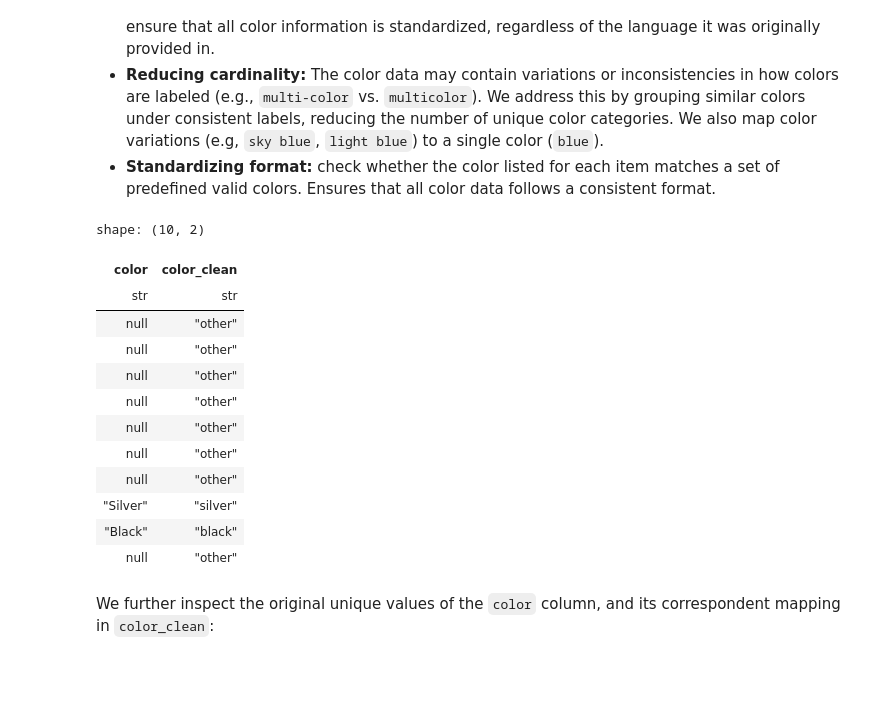
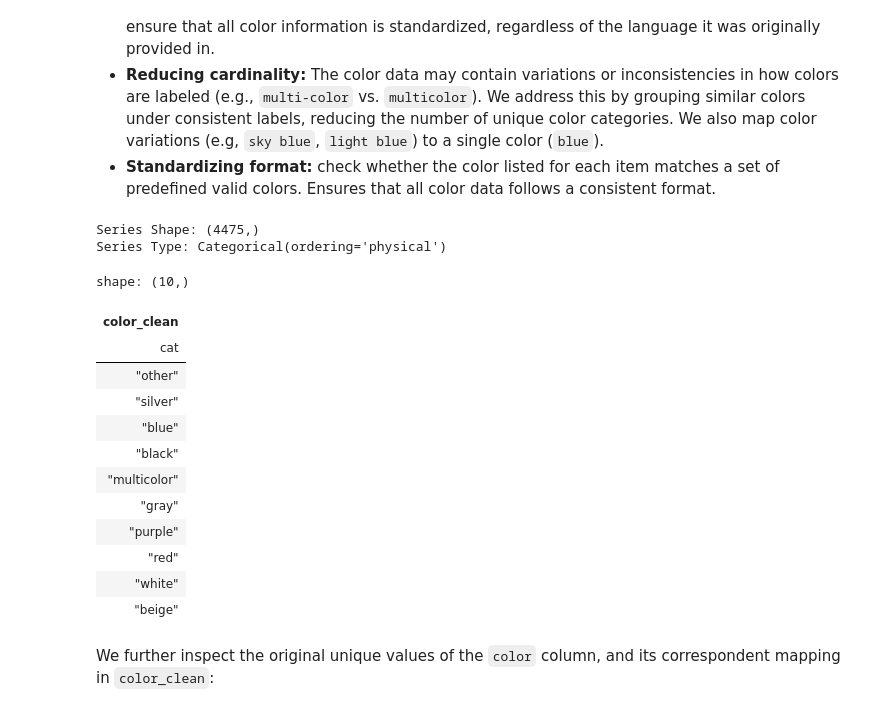
Before and after one commit to jxareas/laptop-price-catboost, a Jupyter notebook: notebooks/laptop_data_cleansing.ipynb, the cells around one changed output. Cells and saved outputs as stored; diff of their text form; code cells hidden in the pictures; blank space fills up the shorter version.

```diff
--- a/notebooks/laptop_data_cleansing.ipynb
+++ b/notebooks/laptop_data_cleansing.ipynb
@@ -740,14 +783,39 @@ df_lazy_conditions.unique(
 After splitting our `condition` column into `condition_label` and `condition_description`, we will further clean the `condition_label` column by doing the following string operations:
 - **Lowercasing:** Modifying all strings to their lowercase equivalent.
 - **Standardizing format:** Replacing occurrences hyphens and whitespaces with an underscore (`_`), making the labels more consistent and clean.
+# %%
+def list_reversed(values: Reversible) -> list:
+    """
+    Reverses the order of the elements in a reversible iterable and returns a list.
+
+    Args:
+        values (Reversible): A reversible iterable (e.g., list, tuple, dict_keys) to be reversed.
+
+    Returns:
+        list: A list containing the elements of the iterable in reversed order.
+
+    Example:
+        >>> list_reversed([1, 2, 3])
+        [3, 2, 1]
+
+        >>> list_reversed('abc')
+        ['c', 'b', 'a']
+    """
+    return list(reversed(values))
 # %%
+condition_labels = [x.lower().replace(' - ', '_').replace(' ', '_') for x in fetch_default_condition_replace_map().keys()]
+condition_descriptions = fetch_default_condition_replace_map().values()
+
 # Reformatting `condition_label_clean` and `condition_description_clean`: replacing blank spaces for underscores and lowercasing
 df = df_lazy_conditions.with_columns(
     pl.col('condition_label_clean')
     .str.to_lowercase()  # Converting the text to lowercase
     .str.replace_all(' - ', '_')  # Replacing hyphen and spaces between words with underscores
     .str.replace_all(' ', '_')  # Replacing spaces with underscores
-    .alias('condition_label_clean')
+    .cast(pl.Enum(list_reversed(condition_labels))) # Casting to enum data type
+    .alias('condition_label_clean'),
+    pl.col('condition_description_clean')
+    .cast(pl.Enum(list_reversed(condition_descriptions))) # Casting to enum data type
 ).collect()  # Materializing the LazyFrame into a DataFrame
 
 # Selecting all unique values for condition, and their respective reformatted condition labels (condition description is not modified, so it is omitted from this lookup)
@@ -902,6 +970,7 @@ df = df.with_columns(
     .str.replace(',', '')  # Removing comas
     .str.strip_chars_end('.')  # Remove any trailing dots.
     .replace(processor_replace_map)  # Apply the replacement map to clean non-standard values.
+    .cast(pl.Categorical) # Cast to categorical data type
     .alias('processor_clean')
 )
 
@@ -1399,13 +1468,10 @@ df = df.with_columns(
     clean_colors_with_multicolor_and_rare_encoding(colors=manufacturer_color_reformatted)
     .str.replace('grey',
                  'gray')  # Naturally, we need to map grey to gray (or vice versa) as it represents the same color
+    .cast(pl.Categorical) # Casting to categorical data type
     .alias('manufacturer_color_clean')
 )
 
-df.select(
-    'manufacturer_color', 'manufacturer_color_clean'
-).unique(
-    subset='manufacturer_color',
-    maintain_order=True,
-).head(10)
+# Printing the unique values for our new manufacturer color clean variable.
+print_series(df['manufacturer_color_clean'], unique=True)
 # %% [output]
@@ -1452,35 +1518,36 @@ We do similarly with `color` as we did with `manufacturer_color` by translating,
 # %%
 # Prepare the color column by converting to lowercase and applying the color replacements
 color_reformatted = (
     pl.col('color')
     .str.to_lowercase()
     .replace(fetch_default_color_replace_map())
 )
 
 df = df.with_columns(
     clean_colors_with_multicolor_and_rare_encoding(colors=color_reformatted)
     .str.replace('grey',
                  'gray')  # Naturally, we need to map grey to gray (or vice versa) as it represents the same color
+    .cast(pl.Categorical) # Casting to categorical data type
     .alias('color_clean')
 )
 
-df.select(
-    'color', 'color_clean'
-).head(n=10)
+print_series(df['color_clean'], unique=True)
 # %% [output]
-shape: (10, 2)
+Series Shape: (4475,)
+Series Type: Categorical(ordering='physical')
+shape: (10,)
-| color | color_clean |
-| str | str |
-| null | "other" |
-| null | "other" |
-| null | "other" |
-| null | "other" |
-| null | "other" |
-| null | "other" |
-| null | "other" |
-| "Silver" | "silver" |
-| "Black" | "black" |
-| null | "other" |
+| color_clean |
+| cat |
+| "other" |
+| "silver" |
+| "blue" |
+| "black" |
+| "multicolor" |
+| "gray" |
+| "purple" |
+| "red" |
+| "white" |
+| "beige" |
 # %% [markdown]
 We further inspect the original unique values of the `color` column, and its correspondent mapping in `color_clean`:
 # %%
```
Also changed, not shown: parts of 66 cells of this notebook, 6 other files.
